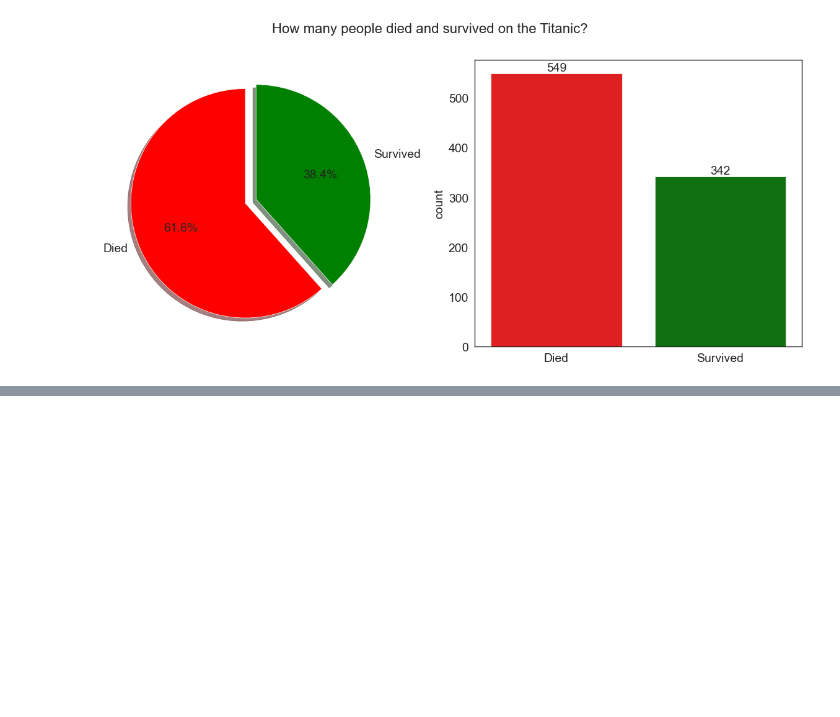
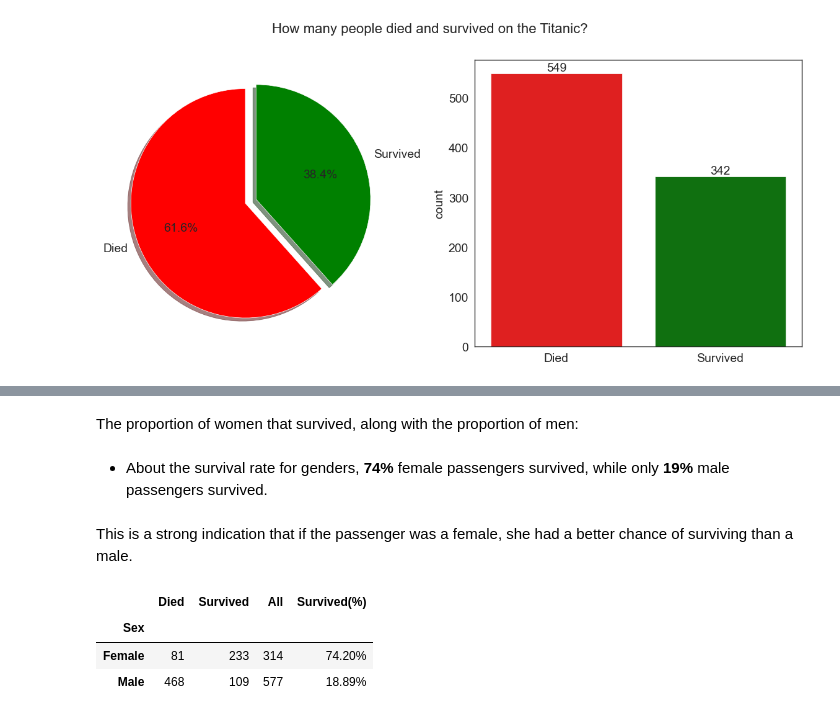
Before and after one commit to abhirajan1998/Data-Science-Learning-Project, a Jupyter notebook: Titanic Survival Prediction/EDA.ipynb, the cells around one changed output, grey strips where cells are left out. Saved outputs shown, nothing was run; the diff lists cells and outputs as text; code cells hidden in the pictures; blank space fills up the shorter version.

```diff
--- a/Titanic Survival Prediction/EDA.ipynb
+++ b/Titanic Survival Prediction/EDA.ipynb
@@ -255,0 +278,17 @@ plt.show()
+# %%
+def get_stats(survival):
+    return {'Died':survival.count()-survival.sum(),'Survived':survival.sum(),'All':survival.count(),
+           'Survived(%)':'{:.2f}%'.format(survival.mean()*100)}
+# %% [markdown]
+The proportion of women that survived, along with the proportion of men:
+# %% [markdown]
+- About the survival rate for genders, **74%** female passengers survived, while only **19%** male passengers survived.
+# %% [markdown]
+This is a strong indication that if the passenger was a female, she had a better chance of surviving than a male.
+# %%
+train_df['Survived'].groupby(train_df['Sex']).apply(get_stats).unstack()
+# %% [output]
+|  | Died | Survived | All | Survived(%) |
+| Sex |  |  |  |  |
+| Female | 81 | 233 | 314 | 74.20% |
+| Male | 468 | 109 | 577 | 18.89% |
```
Also changed, not shown: parts of 8 cells of this notebook.
